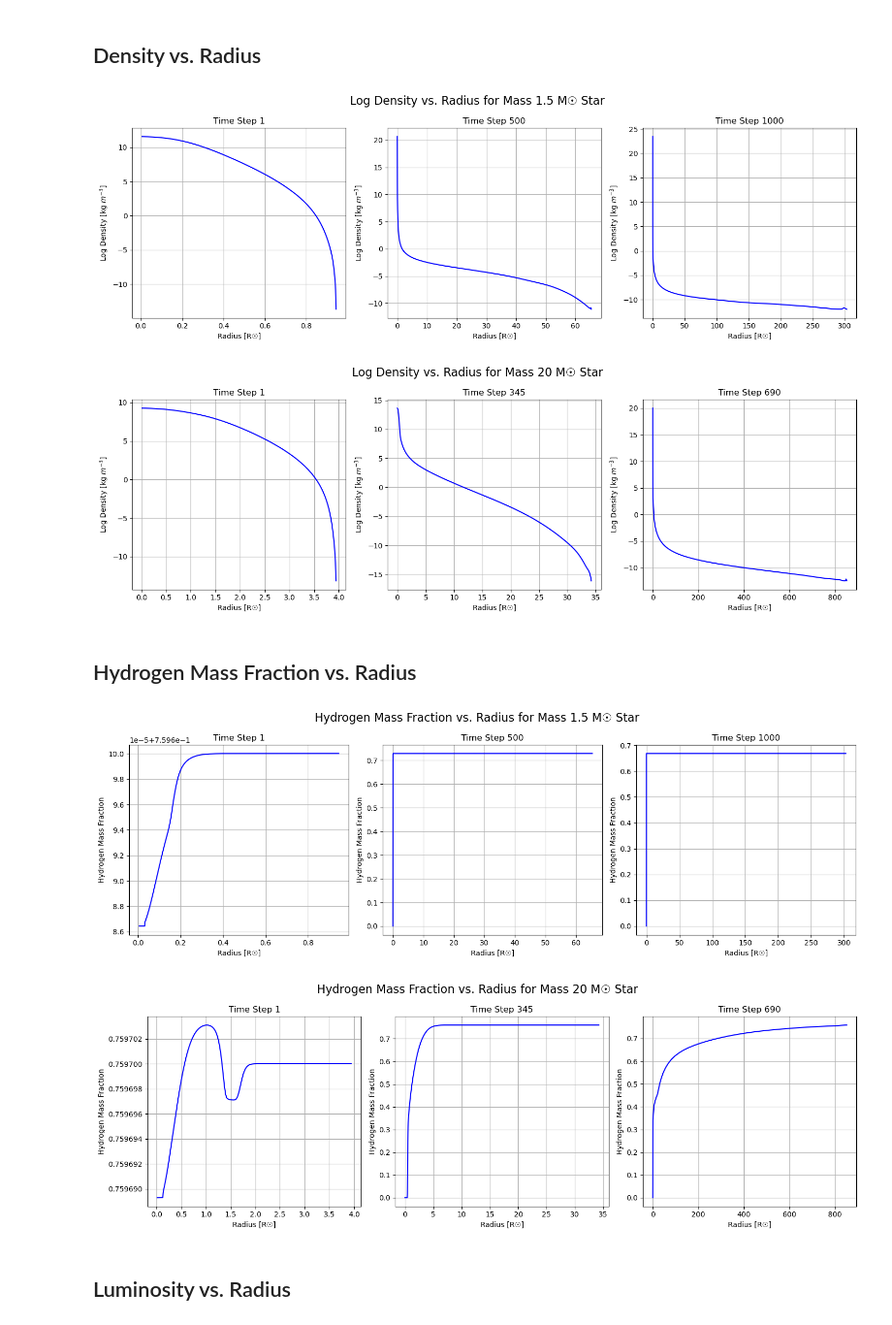
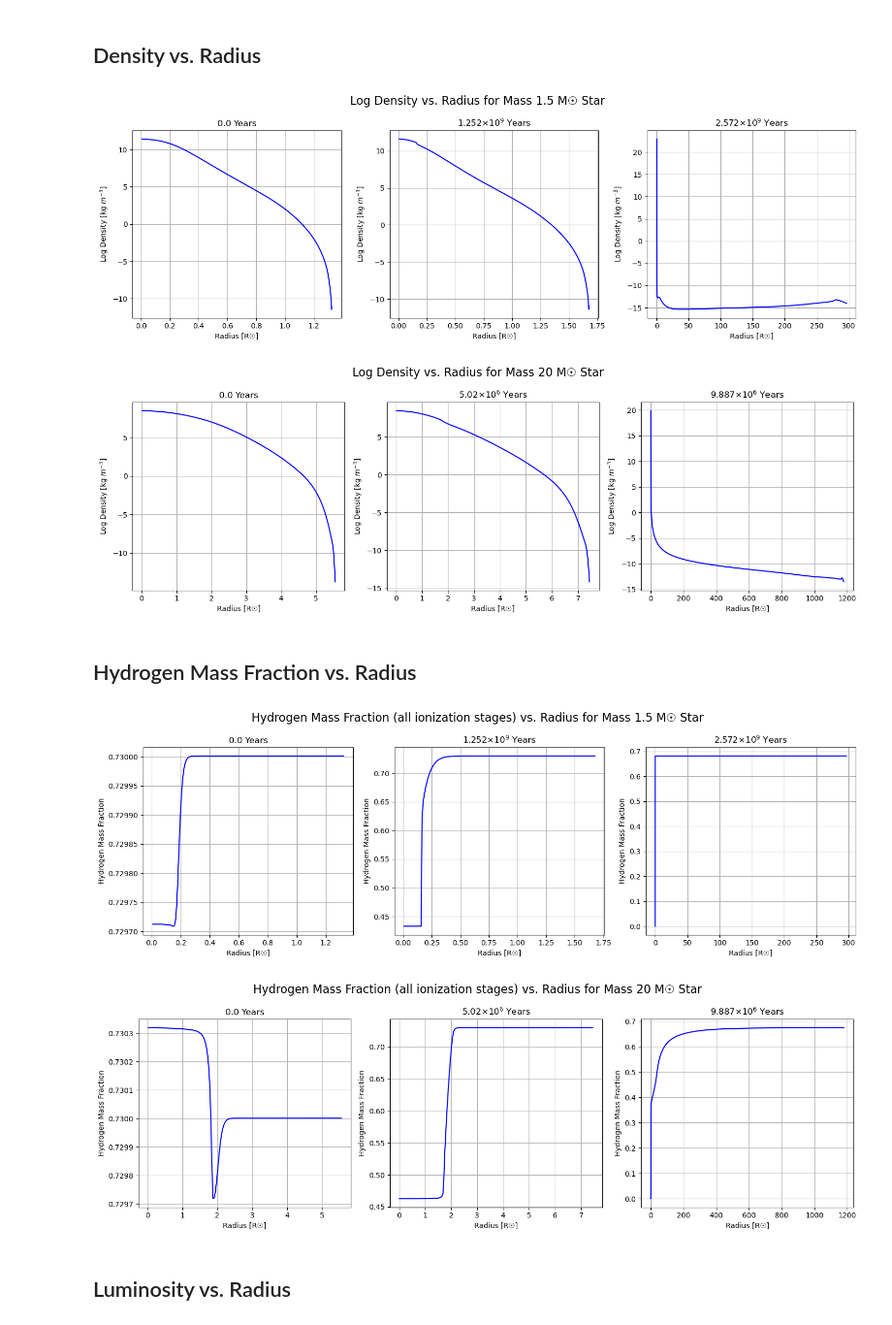
Before and after one commit to pathakis/Modelling-the-Lives-of-Stars, a Jupyter notebook: Task_3_1.ipynb, the cells around one changed output. Shown at 97% size. Drawn from its saved outputs; the diff is of its cells as text; code cells hidden in the pictures.

```diff
--- a/Task_3_1.ipynb
+++ b/Task_3_1.ipynb
@@ -302,10 +399,13 @@ ax[1].grid();
 # %% [markdown]
 ## Central Density vs Time
 # %%
+data_1_5 = pd.read_fwf('Data1_5/Data0_01/summary_SI.txt', names=col_names, index_col=0)
+data_20 = pd.read_fwf('Data20/Data0_01/summary_SI.txt', names=col_names, index_col=0)
+
 fig, ax = plt.subplots(1, 2, figsize=(12, 5))
-ax[0].plot(data_1_5['Age (years)']/1e9, data_1_5['Log10 Central density (kg m-3)'], linestyle='--', c='b')
+ax[0].plot(data_1_5['Age (years)']/1e9, data_1_5['Log10 Central density (kg m-3)'], linestyle='-', c='b')
 ax[0].grid();
-ax[1].plot(data_20['Age (years)']/1e7, data_20['Log10 Central density (kg m-3)'], linestyle='--', c='r')
+ax[1].plot(data_20['Age (years)']/1e7, data_20['Log10 Central density (kg m-3)'], linestyle='-', c='r')
 
 ax[0].set_xlabel('Age [$10^{9}$ years]')
 ax[0].set_ylabel('Log10 Central density [kg $m^{-3}$]')
@@ -384,11 +484,14 @@ det_col_names = ['Lagrangian mass coordinate (M☉)',
 'Oxygen mass fraction',
 'Electron degeneracy parameter']
 # %%
-det_data_1_5 = pd.read_fwf('Data1_5/Data0_01/Detailed/structure_00001.txt', names=det_col_names)
-det_data_20 = pd.read_fwf('Data20/Data0_01/Detailed/structure_00001.txt', names=det_col_names)
+## Steps 0, 81, and 900 for 1.5M
+## Steps 0, 68, and 660 for 20M
 
-det_data_1_5_mid = pd.read_fwf('Data1_5/Data0_01/Detailed/structure_00500.txt', names=det_col_names)
-det_data_20_mid = pd.read_fwf('Data20/Data0_01/Detailed/structure_00345.txt', names=det_col_names)
+det_data_1_5 = pd.read_fwf('Data1_5/Data0_01/Detailed/structure_00000.txt', names=det_col_names)
+det_data_20 = pd.read_fwf('Data20/Data0_01/Detailed/structure_00000.txt', names=det_col_names)
 
-det_data_1_5_last = pd.read_fwf('Data1_5/Data0_01/Detailed/structure_01000.txt', names=det_col_names)
-det_data_20_last = pd.read_fwf('Data20/Data0_01/Detailed/structure_00690.txt', names=det_col_names)
+det_data_1_5_mid = pd.read_fwf('Data1_5/Data0_01/Detailed/structure_00081.txt', names=det_col_names)
+det_data_20_mid = pd.read_fwf('Data20/Data0_01/Detailed/structure_00068.txt', names=det_col_names)
+
+det_data_1_5_last = pd.read_fwf('Data1_5/Data0_01/Detailed/structure_00900.txt', names=det_col_names)
+det_data_20_last = pd.read_fwf('Data20/Data0_01/Detailed/structure_00660.txt', names=det_col_names)
@@ -428,9 +529,10 @@ ax[0].plot(det_data_1_5['Radius coordinate (R☉)'], np.log(det_data_1_5['Densit
 ax[1].plot(det_data_1_5_mid['Radius coordinate (R☉)'], np.log(det_data_1_5_mid['Density (kg m-3)']), linestyle='-', c='b')
 ax[2].plot(det_data_1_5_last['Radius coordinate (R☉)'], np.log(det_data_1_5_last['Density (kg m-3)']), linestyle='-', c='b')
 
-ax[0].set_title('Time Step 1')
-ax[1].set_title('Time Step 500')
-ax[2].set_title('Time Step 1000')
+ax[0].set_title(str(data_1_5['Age (years)'][0])+' Years')
+ax[1].set_title(str(np.round(data_1_5['Age (years)'][81]/1e9, 3))+r'$\times 10^9$ Years')
+ax[2].set_title(str(np.round(data_1_5['Age (years)'][900]/1e9, 3))+r'$\times 10^9$ Years')
+
 fig.suptitle('Log Density vs. Radius for Mass 1.5 M☉ Star', fontsize=16)
 
 ax[0].set_xlabel('Radius [R☉]')
@@ -445,16 +547,17 @@ ax[1].grid();
 ax[2].grid();
 plt.tight_layout();
 # %% [output]
-[figure, old version]
+[figure, new version]
 # %%
 fig, ax = plt.subplots(1, 3, figsize=(15, 5))
 ax[0].plot(det_data_20['Radius coordinate (R☉)'], np.log(det_data_20['Density (kg m-3)']), linestyle='-', c='b')
 ax[1].plot(det_data_20_mid['Radius coordinate (R☉)'], np.log(det_data_20_mid['Density (kg m-3)']), linestyle='-', c='b')
 ax[2].plot(det_data_20_last['Radius coordinate (R☉)'], np.log(det_data_20_last['Density (kg m-3)']), linestyle='-', c='b')
 
-ax[0].set_title('Time Step 1')
-ax[1].set_title('Time Step 345')
-ax[2].set_title('Time Step 690')
+ax[0].set_title(str(data_20['Age (years)'][0])+' Years')
+ax[1].set_title(str(np.round(data_20['Age (years)'][68]/1e6, 3))+r'$\times 10^6$ Years')
+ax[2].set_title(str(np.round(data_20['Age (years)'][660]/1e6, 3))+r'$\times 10^6$ Years')
+
 fig.suptitle('Log Density vs. Radius for Mass 20 M☉ Star', fontsize=16)
 
 ax[0].set_xlabel('Radius [R☉]')
@@ -469,7 +572,7 @@ ax[1].grid();
 ax[2].grid();
 plt.tight_layout();
 # %% [output]
-[figure, old version]
+[figure, new version]
 # %% [markdown]
 ## Hydrogen Mass Fraction vs. Radius
 # %%
@@ -478,10 +581,11 @@ ax[0].plot(det_data_1_5['Radius coordinate (R☉)'], det_data_1_5['Hydrogen mass
 ax[1].plot(det_data_1_5_mid['Radius coordinate (R☉)'], det_data_1_5_mid['Hydrogen mass fraction (all ionization stages)'], linestyle='-', c='b')
 ax[2].plot(det_data_1_5_last['Radius coordinate (R☉)'], det_data_1_5_last['Hydrogen mass fraction (all ionization stages)'], linestyle='-', c='b')
 
-ax[0].set_title('Time Step 1')
-ax[1].set_title('Time Step 500')
-ax[2].set_title('Time Step 1000')
-fig.suptitle('Hydrogen Mass Fraction vs. Radius for Mass 1.5 M☉ Star', fontsize=16)
+ax[0].set_title(str(data_1_5['Age (years)'][0])+' Years')
+ax[1].set_title(str(np.round(data_1_5['Age (years)'][81]/1e9, 3))+r'$\times 10^9$ Years')
+ax[2].set_title(str(np.round(data_1_5['Age (years)'][900]/1e9, 3))+r'$\times 10^9$ Years')
+
+fig.suptitle('Hydrogen Mass Fraction (all ionization stages) vs. Radius for Mass 1.5 M☉ Star', fontsize=16)
 
 ax[0].set_xlabel('Radius [R☉]')
 ax[0].set_ylabel('Hydrogen Mass Fraction')
@@ -495,31 +599,32 @@ ax[1].grid();
 ax[2].grid();
 plt.tight_layout();
 # %% [output]
-[figure, old version]
+[figure, new version]
 # %%
 fig, ax = plt.subplots(1, 3, figsize=(15, 5))
 ax[0].plot(det_data_20['Radius coordinate (R☉)'], det_data_20['Hydrogen mass fraction (all ionization stages)'], linestyle='-', c='b')
 ax[1].plot(det_data_20_mid['Radius coordinate (R☉)'], det_data_20_mid['Hydrogen mass fraction (all ionization stages)'], linestyle='-', c='b')
 ax[2].plot(det_data_20_last['Radius coordinate (R☉)'], det_data_20_last['Hydrogen mass fraction (all ionization stages)'], linestyle='-', c='b')
 
-ax[0].set_title('Time Step 1')
-ax[1].set_title('Time Step 345')
-ax[2].set_title('Time Step 690')
-fig.suptitle('Hydrogen Mass Fraction vs. Radius for Mass 20 M☉ Star', fontsize=16)
+ax[0].set_title(str(data_20['Age (years)'][0])+' Years')
+ax[1].set_title(str(np.round(data_20['Age (years)'][68]/1e6, 3))+r'$\times 10^6$ Years')
+ax[2].set_title(str(np.round(data_20['Age (years)'][660]/1e6, 3))+r'$\times 10^6$ Years')
+
+fig.suptitle('Hydrogen Mass Fraction (all ionization stages) vs. Radius for Mass 20 M☉ Star', fontsize=16)
 
 ax[0].set_xlabel('Radius [R☉]')
 ax[0].set_ylabel('Hydrogen Mass Fraction')
 ax[1].set_xlabel('Radius [R☉]')
 ax[1].set_ylabel('Hydrogen Mass Fraction')
 ax[2].set_xlabel('Radius [R☉]')
 ax[2].set_ylabel('Hydrogen Mass Fraction')
 
 ax[0].grid();
 ax[1].grid();
 ax[2].grid();
 plt.tight_layout();
 # %% [output]
-[figure, old version]
+[figure, new version]
 # %% [markdown]
 ## Luminosity vs. Radius
 # %%
```
Also changed, not shown: parts of 13 cells of this notebook, 1 other file.
